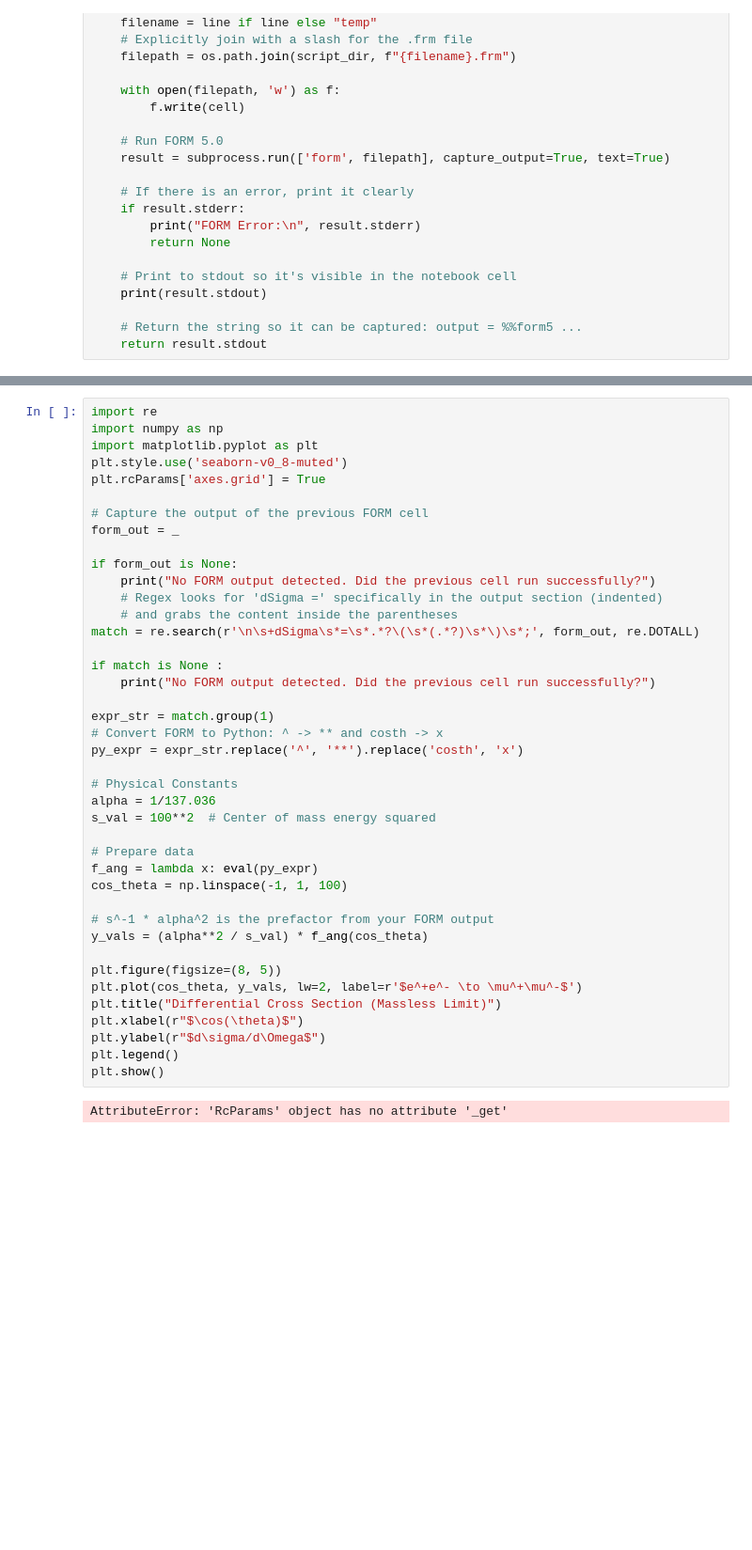
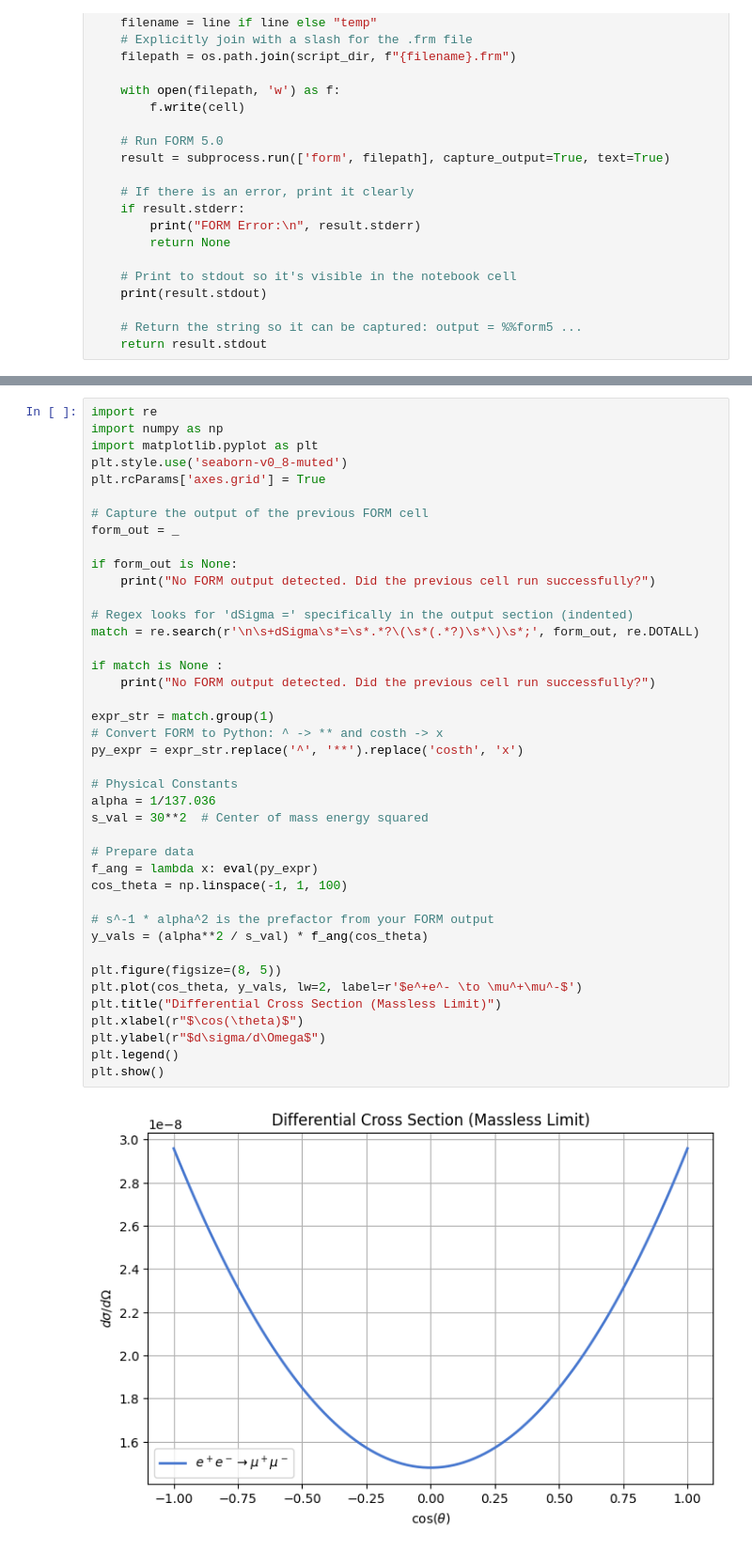
Before and after one commit to AnChristos/FeynWithForm, a Jupyter notebook: Notebooks/ee_to_mumu.ipynb, the cells around one changed output, grey strips where cells are left out. Shown at 94% size. Cells and saved outputs as stored; diff of their text form; blank space fills up the shorter version.

Commit message:
update scripts to add some plotting

```diff
--- a/Notebooks/ee_to_mumu.ipynb
+++ b/Notebooks/ee_to_mumu.ipynb
@@ -105,37 +107,37 @@ form_out = _
 
 if form_out is None:
     print("No FORM output detected. Did the previous cell run successfully?")
-    # Regex looks for 'dSigma =' specifically in the output section (indented)
-    # and grabs the content inside the parentheses
+
+# Regex looks for 'dSigma =' specifically in the output section (indented)
 match = re.search(r'\n\s+dSigma\s*=\s*.*?\(\s*(.*?)\s*\)\s*;', form_out, re.DOTALL)
 
 if match is None :
     print("No FORM output detected. Did the previous cell run successfully?")
 
 expr_str = match.group(1)
 # Convert FORM to Python: ^ -> ** and costh -> x
 py_expr = expr_str.replace('^', '**').replace('costh', 'x')
 
 # Physical Constants
 alpha = 1/137.036
-s_val = 100**2  # Center of mass energy squared
+s_val = 30**2  # Center of mass energy squared
 
 # Prepare data
 f_ang = lambda x: eval(py_expr)
 cos_theta = np.linspace(-1, 1, 100)
 
 # s^-1 * alpha^2 is the prefactor from your FORM output
 y_vals = (alpha**2 / s_val) * f_ang(cos_theta)
 
 plt.figure(figsize=(8, 5))
 plt.plot(cos_theta, y_vals, lw=2, label=r'$e^+e^- \to \mu^+\mu^-$')
 plt.title("Differential Cross Section (Massless Limit)")
 plt.xlabel(r"$\cos(\theta)$")
 plt.ylabel(r"$d\sigma/d\Omega$")
 plt.legend()
 plt.show()
 # %% [output]
-AttributeError: 'RcParams' object has no attribute '_get'
+[figure, added]
 # %%
 !form ../scripts/ee_to_mumu.frm
 # %% [output]
```
Also changed, not shown: parts of 2 cells of this notebook.
